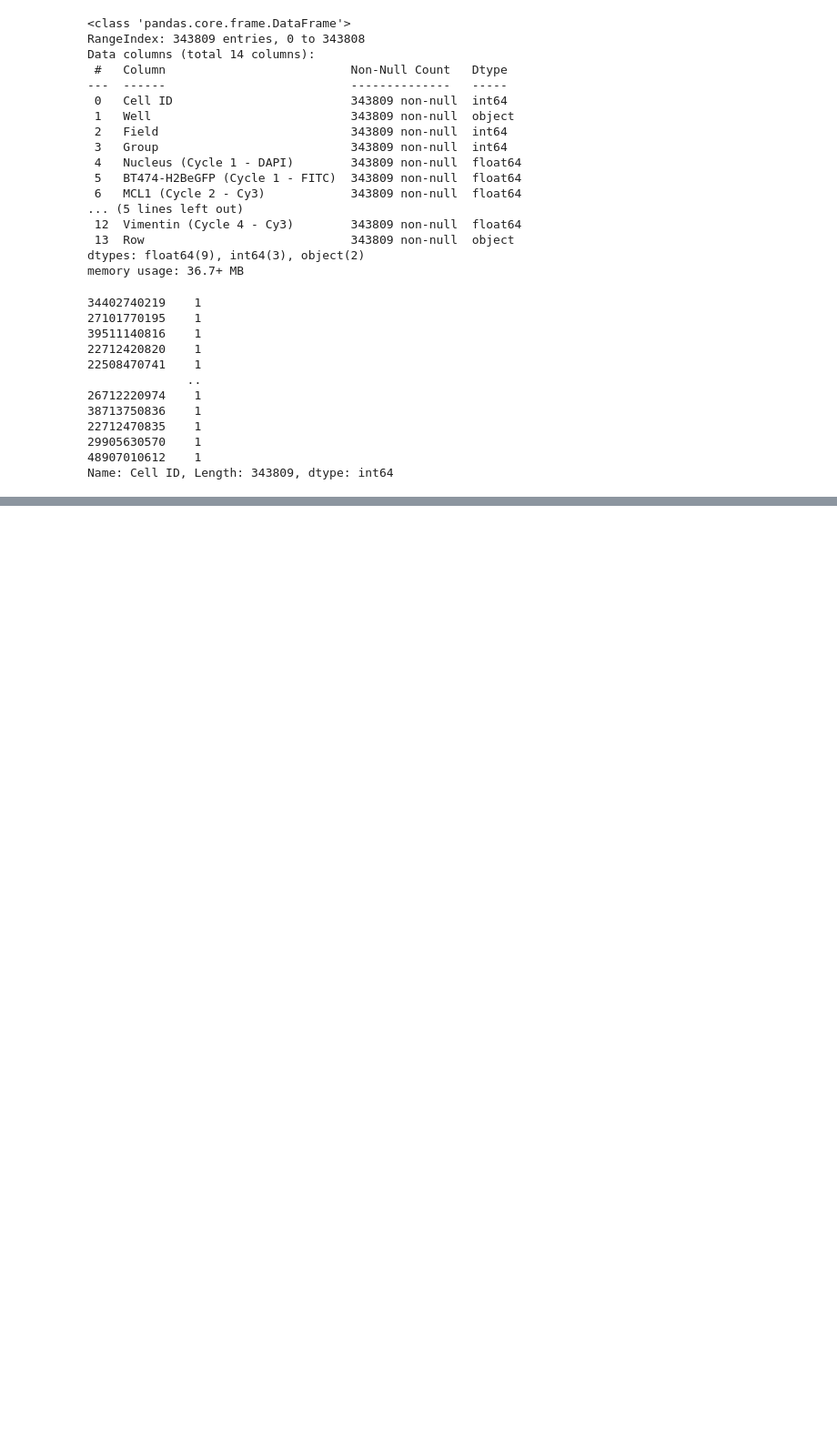
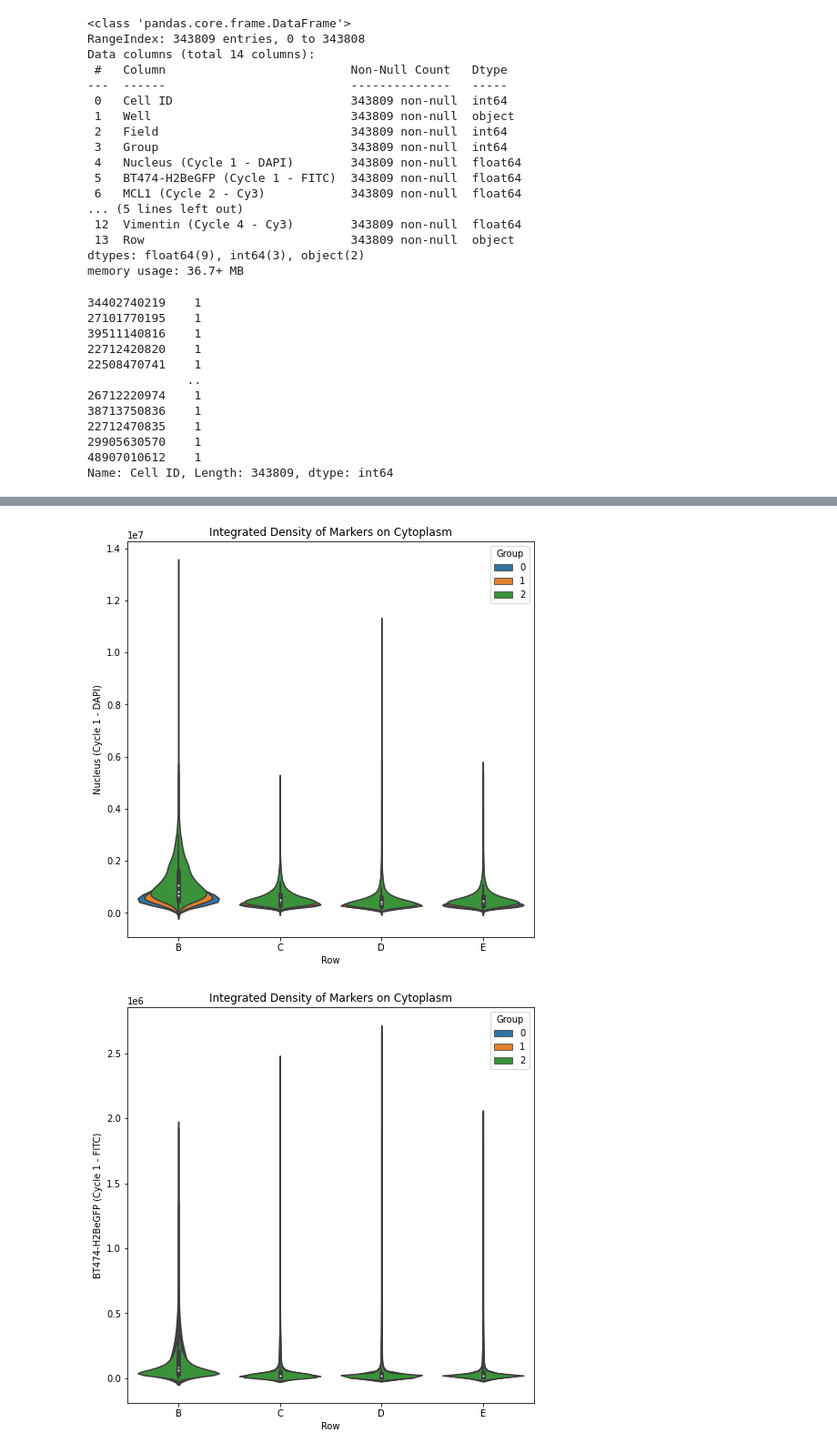
Before and after one commit to calldrj/cycIF, a Jupyter notebook: Cell_ID_Visualization.ipynb, the cells around one changed output, grey strips where cells are left out. Shown at 91% size. Saved outputs shown, nothing was run; the diff lists cells and outputs as text; code cells hidden in the pictures; blank space fills up the shorter version.

```diff
--- a/Cell_ID_Visualization.ipynb
+++ b/Cell_ID_Visualization.ipynb
@@ -120,0 +137,7 @@ for k in range(9):
+# %%
+# Plot column plots for Cytoplasm dataset
+title = 'Integrated Density of Markers on Cytoplasm'
+plot_col(df_cyt, 9, title)
+# %% [output]
+[figure, added]
+[figure, added]
```
Also changed, not shown: parts of 16 cells of this notebook.
